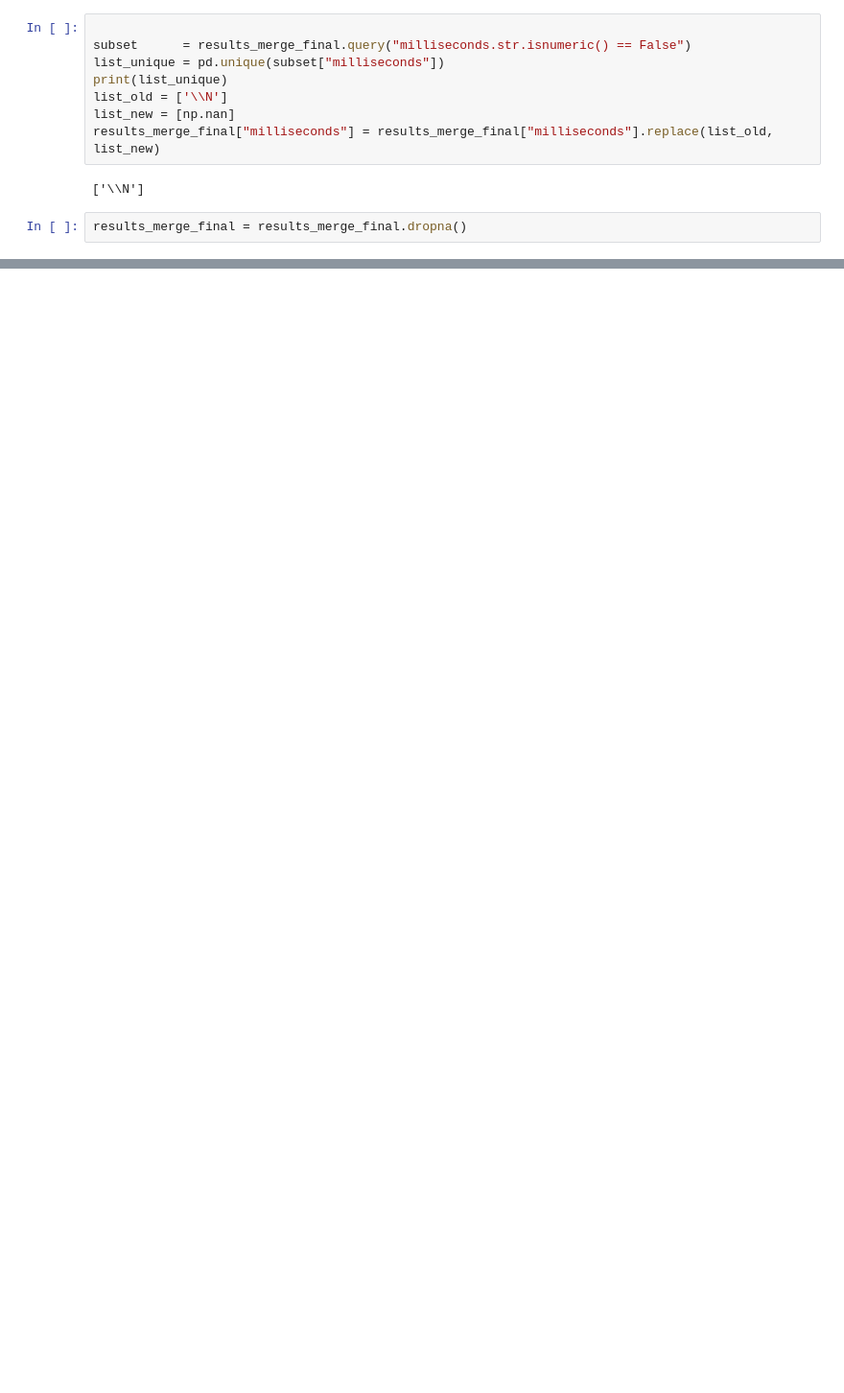
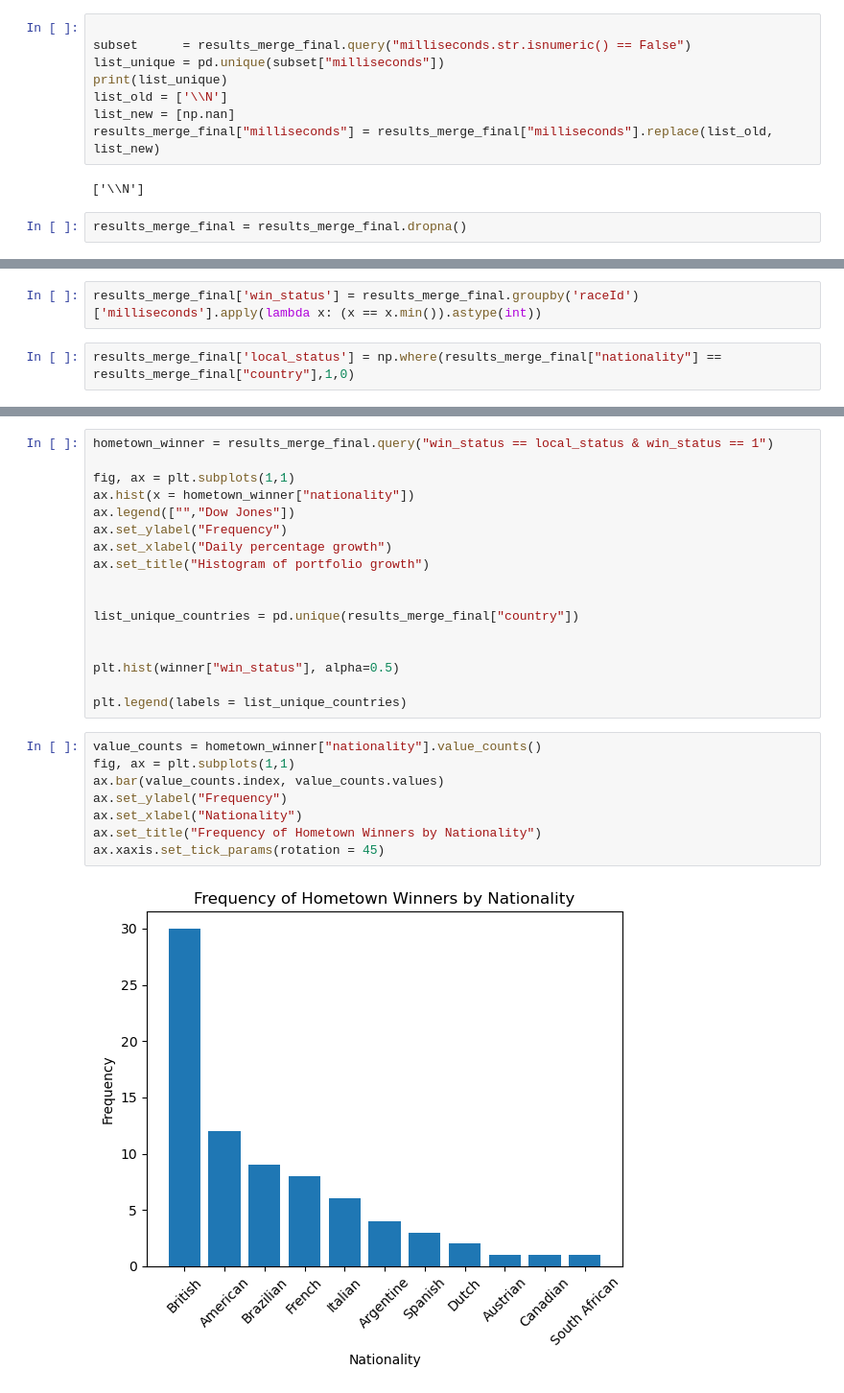
Before and after one commit to sesshayne/QTM151FinalProject, a Jupyter notebook: final_project_neha.ipynb, the cells around one changed output, grey strips where cells are left out. Shown: that part at 96% size. Cells and saved outputs as stored; diff of their text form; blank space fills up the shorter version.

```diff
--- a/final_project_neha.ipynb
+++ b/final_project_neha.ipynb
@@ -74,0 +78,4 @@ results_merge_final = results_merge_final.dropna()
+# %%
+results_merge_final['win_status'] = results_merge_final.groupby('raceId')['milliseconds'].apply(lambda x: (x == x.min()).astype(int))
+# %%
+results_merge_final['local_status'] = np.where(results_merge_final["nationality"] == results_merge_final["country"],1,0)
@@ -74,0 +96,27 @@ results_merge_final = results_merge_final.dropna()
+# %%
+hometown_winner = results_merge_final.query("win_status == local_status & win_status == 1")
+
+fig, ax = plt.subplots(1,1)
+ax.hist(x = hometown_winner["nationality"])
+ax.legend(["","Dow Jones"])
+ax.set_ylabel("Frequency")
+ax.set_xlabel("Daily percentage growth")
+ax.set_title("Histogram of portfolio growth")
+
+
+list_unique_countries = pd.unique(results_merge_final["country"])
+
+
+plt.hist(winner["win_status"], alpha=0.5)
+
+plt.legend(labels = list_unique_countries)
+# %%
+value_counts = hometown_winner["nationality"].value_counts()
+fig, ax = plt.subplots(1,1)
+ax.bar(value_counts.index, value_counts.values)
+ax.set_ylabel("Frequency")
+ax.set_xlabel("Nationality")
+ax.set_title("Frequency of Hometown Winners by Nationality")
+ax.xaxis.set_tick_params(rotation = 45)
+# %% [output]
+[figure, added]
```
Also changed, not shown: parts of 6 cells of this notebook.
